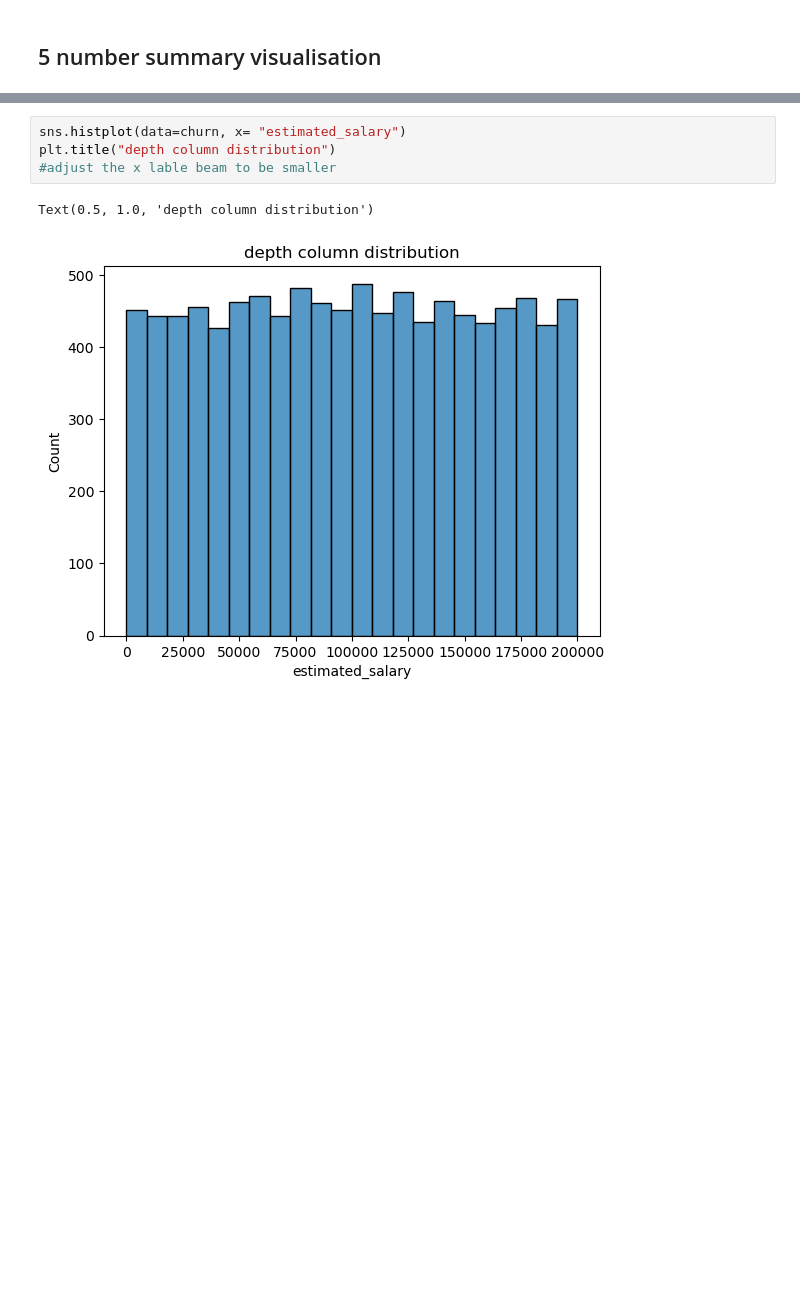
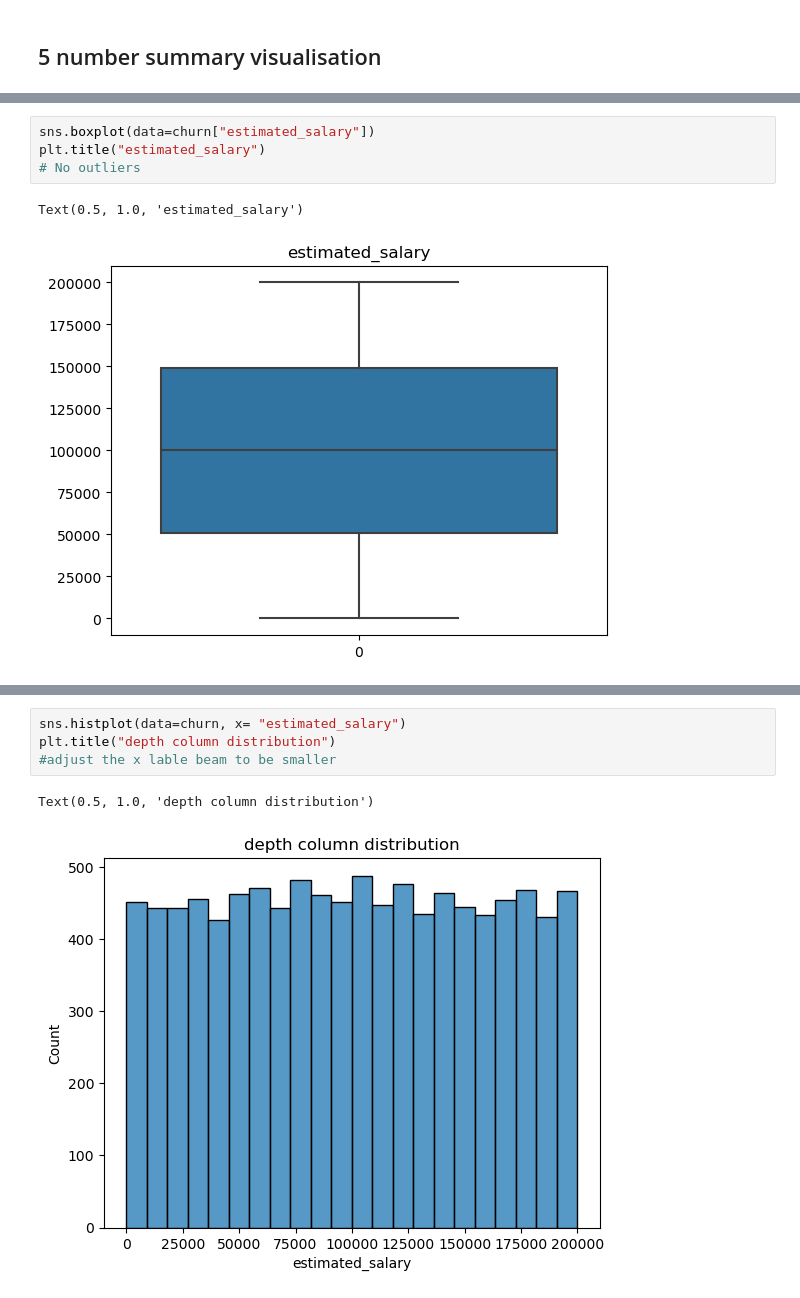
Before and after one commit to Ayomide-ola/Statistics_for_DA, a Jupyter notebook: Bank_churn_Discriptive_stat/Bank_Churn.ipynb, the cells around one changed output, grey strips where cells are left out. Cells and saved outputs as stored; diff of their text form; blank space fills up the shorter version.

```diff
--- a/Bank_churn_Discriptive_stat/Bank_Churn.ipynb
+++ b/Bank_churn_Discriptive_stat/Bank_Churn.ipynb
@@ -354,0 +583,7 @@ This are the inter quartile range(IQR). They measure the spread of the data ***(
+# %%
+sns.boxplot(data=churn["estimated_salary"])
+plt.title("estimated_salary")
+# No outliers
+# %% [output]
+Text(0.5, 1.0, 'estimated_salary')
+[figure, added]
```
Also changed, not shown: parts of 74 cells of this notebook.
